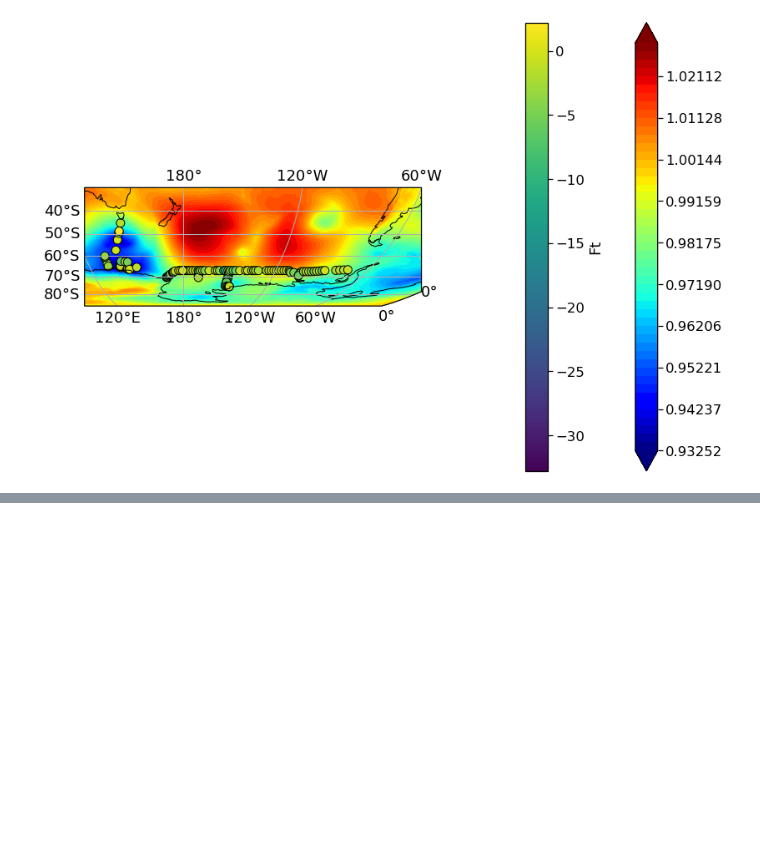
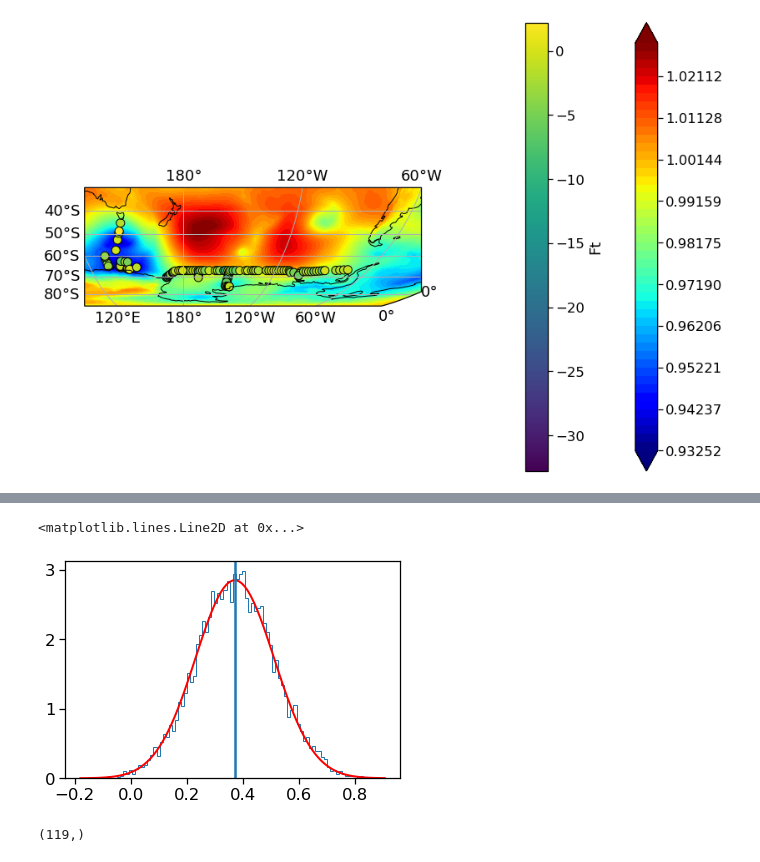
Before and after one commit to boom-lab/gasex-python, a Jupyter notebook: test functions.ipynb, the cells around one changed output, grey strips where cells are left out. Drawn from its saved outputs; the diff is of its cells as text; code cells hidden in the pictures; blank space fills up the shorter version.

```diff
--- a/test functions.ipynb
+++ b/test functions.ipynb
@@ -4265,0 +4432,19 @@ plt.show()
+# %%
+percents = np.random.normal(1, 0.14/0.37, iters)
+s2 = percents*mu
+fig, ax = plt.subplots()
+count, bins, ignored = ax.hist(s, 100, density=True, histtype="step")
+ax.plot(bins, 1/(sigma * np.sqrt(2 * np.pi)) *
+               np.exp( - (bins - mu)**2 / (2 * sigma**2) ),
+         linewidth=2, color='r')
+ax.axvline(mu)
+# %% [output]
+<matplotlib.lines.Line2D at 0x...>
+[figure, added]
+# %%
+percents = np.random.normal(1, 0.01, (len(surface),iters))
+sp = np.array([surface.CTDSAL]).T
+spmc = sp*percents
+spmc[:,0].shape
+# %% [output]
+(119,)
```
Also changed, not shown: parts of 45 cells of this notebook, 1 other file.
